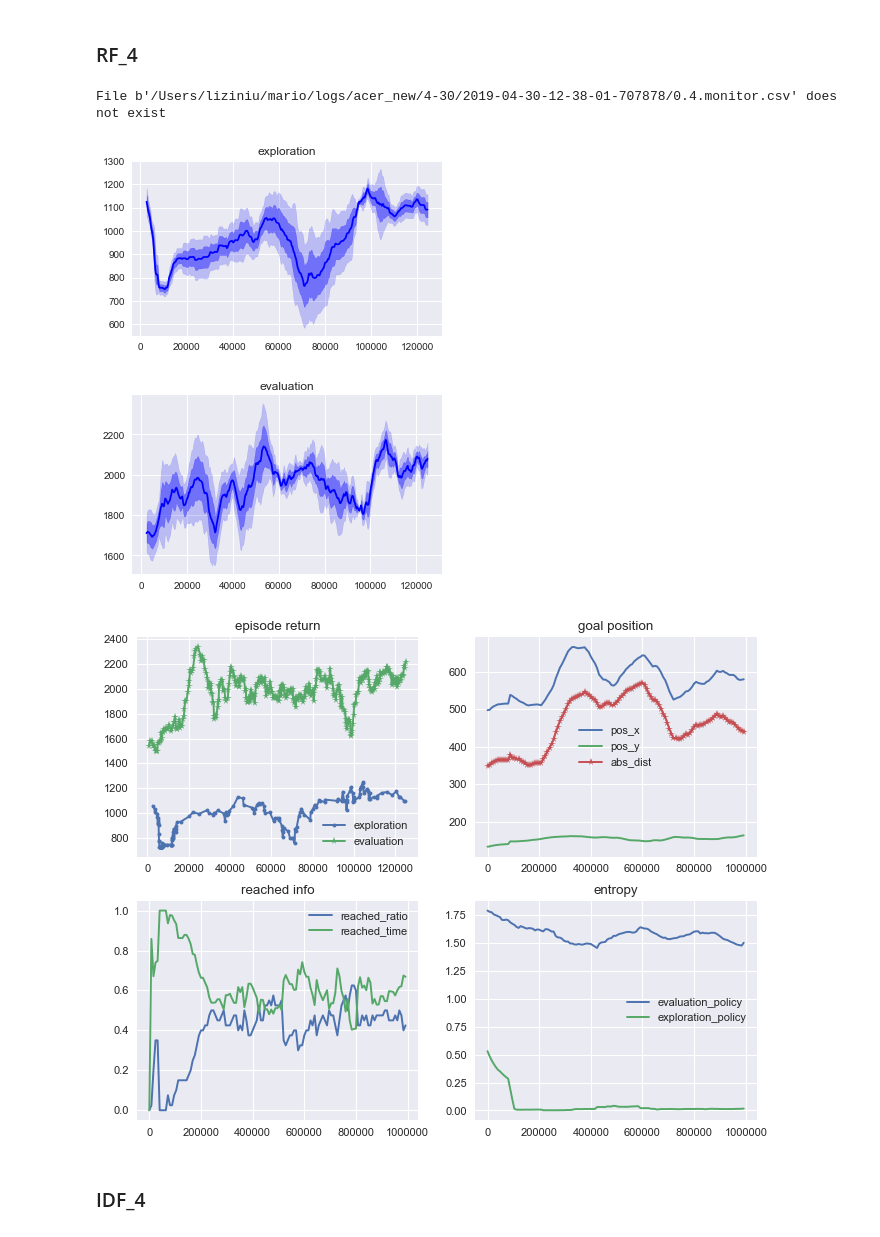
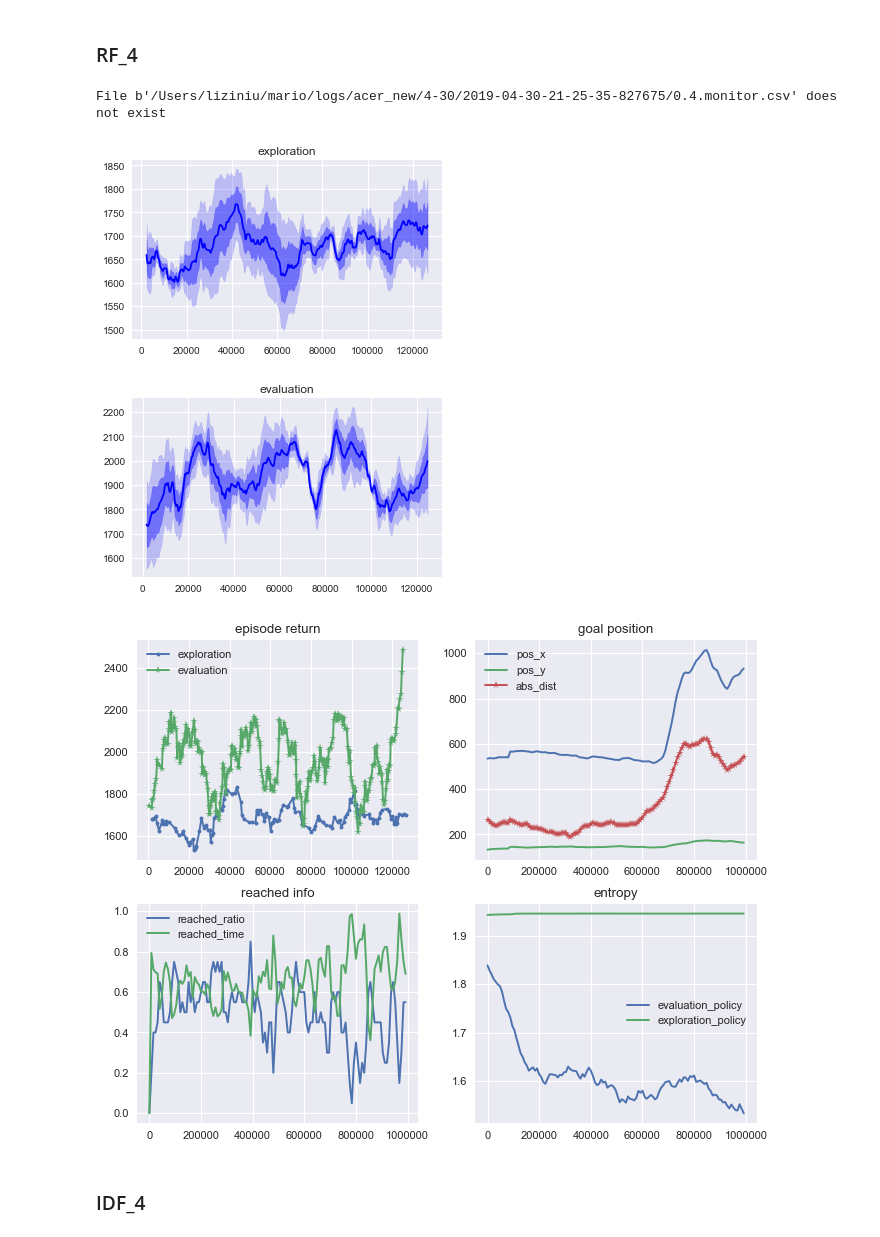
Before and after one commit to liziniu/SuperMario, a Jupyter notebook: Untitled.ipynb, the cells around one changed output. Drawn from its saved outputs; the diff is of its cells as text; code cells hidden in the pictures.

```diff
--- a/Untitled.ipynb
+++ b/Untitled.ipynb
@@ -12,8 +12,8 @@ plt.style.use("seaborn")
 # %%
 def plot_pos(r):
     # plt.figure(dpi=80)
-    plt.plot(r.total_timesteps, pu.smooth(r.goal_pos_x, radius=10), label="pos_x")
-    plt.plot(r.total_timesteps, pu.smooth(r.goal_pos_y, radius=10), label="pos_y")
+    plt.plot(r.total_timesteps, pu.smooth(r.goal_x_pos, radius=10), label="pos_x")
+    plt.plot(r.total_timesteps, pu.smooth(r.goal_y_pos, radius=10), label="pos_y")
     plt.plot(r.total_timesteps, pu.smooth(r.goal_abs_dist, radius=10), marker="*", label="abs_dist")
     plt.legend()
     plt.title("goal position")
@@ -108,14 +108,14 @@ plot_expl(r.monitor)
 # %% [markdown]
 ### RF_4
 # %%
-path = "/Users/liziniu/mario/logs/acer_new/4-30/2019-04-30-12-38-01-707878"
+path = "/Users/liziniu/mario/logs/acer_new/4-30/2019-04-30-21-25-35-827675"
 plot_multi_return(path)
 plot_all(path)
 # %% [output]
-File b'/Users/liziniu/mario/logs/acer_new/4-30/2019-04-30-12-38-01-707878/0.4.monitor.csv' does not exist
+File b'/Users/liziniu/mario/logs/acer_new/4-30/2019-04-30-21-25-35-827675/0.4.monitor.csv' does not exist
-[figure, old version]
+[figure, new version]
-[figure, old version]
+[figure, new version]
-[figure, old version]
+[figure, new version]
 # %% [markdown]
 ### IDF_4
 # %%
```
Also changed, not shown: parts of 1 cell of this notebook, 2 other files.
